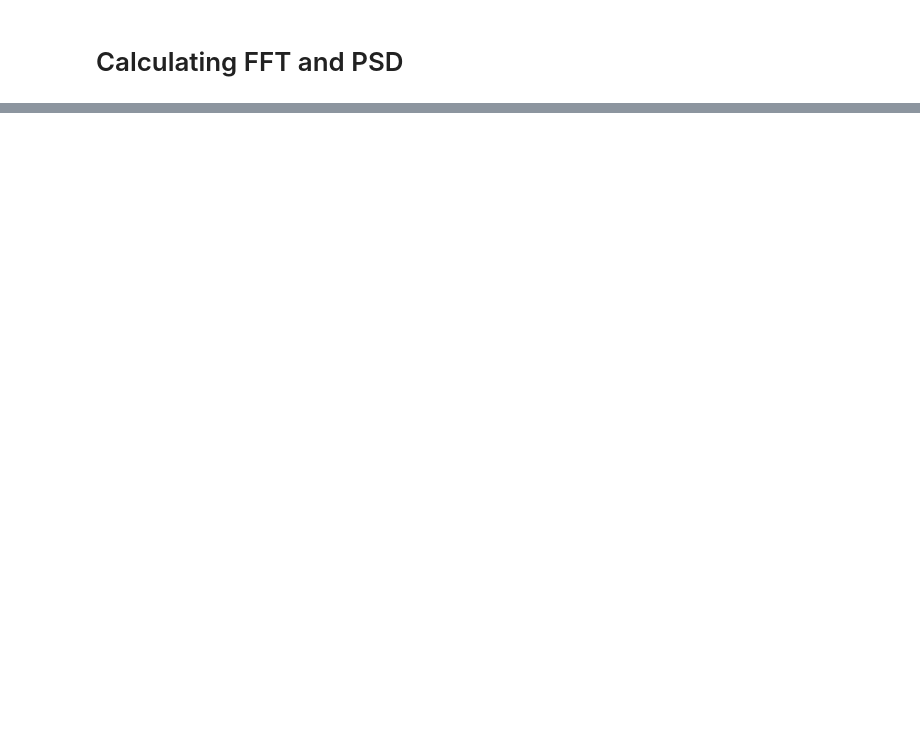
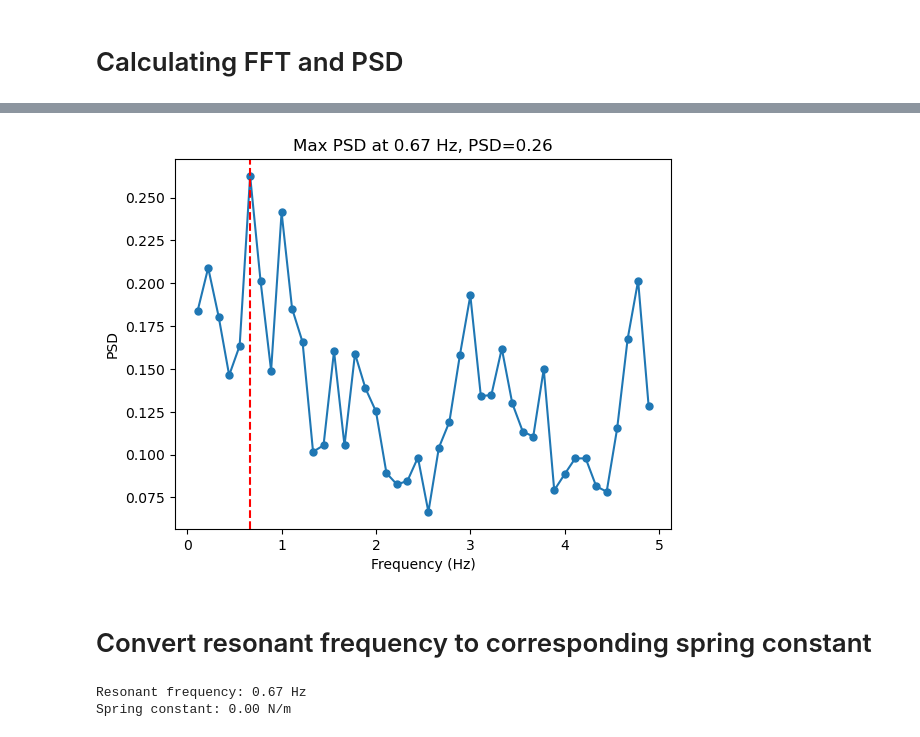
Before and after one commit to noah-silverberg/382L-Optical-Tweezer, a Jupyter notebook: trappedPSD.ipynb, the cells around one changed output, grey strips where cells are left out. Drawn from its saved outputs; the diff is of its cells as text; code cells hidden in the pictures; blank space fills up the shorter version.

Commit message:
Updated PSD calculation using scipy's welch function

```diff
--- a/trappedPSD.ipynb
+++ b/trappedPSD.ipynb
@@ -71,0 +31,14 @@ Text(0.5, 0, 'Frequency (Hz)')
+# %%
+voltages = data['CH1'] # Extract the signal
+voltages = voltages - voltages.mean() # De-mean the signal
+
+dt = data['TIME'].iloc[1] - data['TIME'].iloc[0] # Get the time step between points
+total_timesteps = len(voltages) # Get the total number of time steps
+
+# Compute PSD using scipy.signal.welch for better performance
+welch = signal.welch(voltages, fs=1/dt, nperseg=3e5, scaling='density')
+freqs = welch[0]
+psd = welch[1]
+
+psds = pd.DataFrame({'Frequency': freqs, 'PSD': psd})
+display(psds)
@@ -71,0 +59,38 @@ Text(0.5, 0, 'Frequency (Hz)')
+# %%
+# We only graph low frequencies, since higher ones are noise
+mask = psds['Frequency'] > 0 # Ignore the zero frequency
+mask &= psds['Frequency'] < 5
+# plt.plot(psds['Frequency'][mask], psds['PSD'][mask])
+# We use a scatter plot with a connecting line
+plt.plot(psds['Frequency'][mask], psds['PSD'][mask], 'o-', markersize=5)
+plt.xlabel('Frequency (Hz)')
+plt.ylabel('PSD')
+
+# Find the frequency with the highest PSD
+max_psd_idx = np.argmax(psds['PSD'][mask])
+max_psd_freq = psds['Frequency'][mask].iloc[max_psd_idx]
+max_psd = psds['PSD'][mask].iloc[max_psd_idx]
+plt.axvline(max_psd_freq, color='red', linestyle='--')
+plt.title(f'Max PSD at {max_psd_freq:.2f} Hz, PSD={max_psd:.2f}')
+plt.show()
+# %% [output]
+[figure, added]
+# %% [markdown]
+# Convert resonant frequency to corresponding spring constant
+# %%
+# Find the frequency with the highest PSD
+resonant_freq = psds['Frequency'][mask].iloc[max_psd_idx]
+
+# Recall f = 1 / (2 * pi) * sqrt(k / m)
+# We can rearrange this to k = (2 * pi * f) ** 2 * m
+# TODO INPUT THE SPHERE RADIUS AND DENSITY
+r = 0.5e-6 # Sphere radius in meters
+rho = 1050 # Sphere density in kg/m^3
+m = 4/3 * np.pi * r ** 3 * rho
+k = (2 * np.pi * resonant_freq) ** 2 * m
+
+print(f'Resonant frequency: {resonant_freq:.2f} Hz')
+print(f'Spring constant: {k:.2f} N/m')
+# %% [output]
+Resonant frequency: 0.67 Hz
+Spring constant: 0.00 N/m
```
Also changed, not shown: parts of 6 cells of this notebook.
